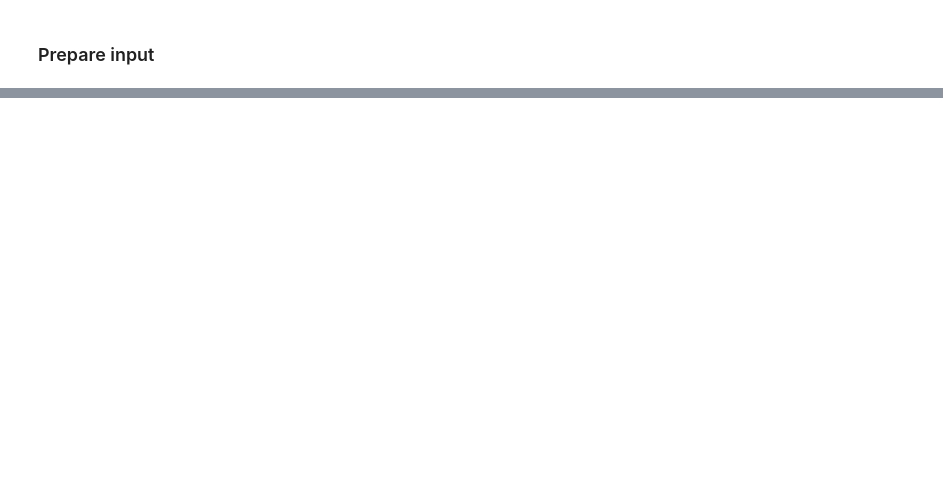
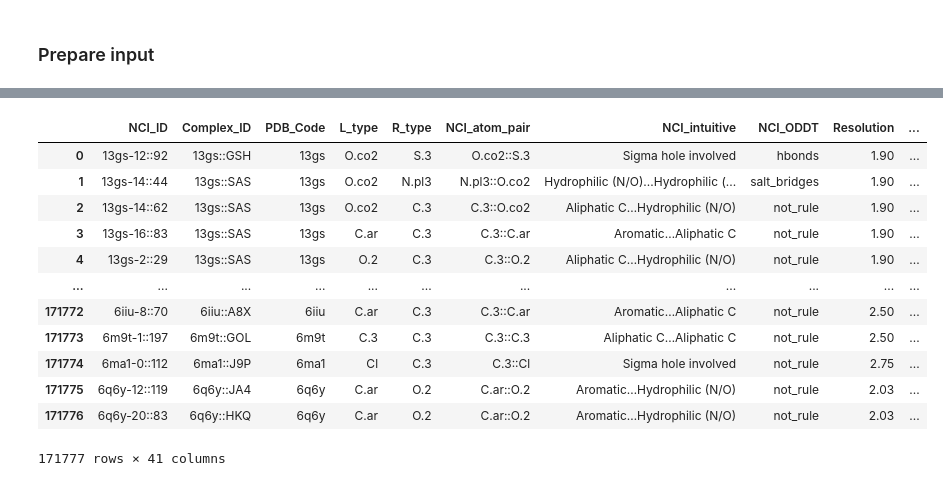
Before and after one commit to liuhaibinrobin/dockpublic, a Jupyter notebook: nciyes/sx.nciyes.process.ipynb, the cells around one changed output, grey strips where cells are left out. Saved outputs shown, nothing was run; the diff lists cells and outputs as text; code cells hidden in the pictures; blank space fills up the shorter version.

```diff
--- a/nciyes/sx.nciyes.process.ipynb
+++ b/nciyes/sx.nciyes.process.ipynb
@@ -277,0 +363,16 @@ v2020-other-PL/6fzp/6fzp_pocket.pdb
+# %%
+nci_data_coherant_topo
+# %% [output]
+|  | NCI_ID | Complex_ID | PDB_Code | L_type | R_type | NCI_atom_pair | NCI_intuitive | NCI_ODDT | Resolution | ... |
+| 0 | 13gs-12::92 | 13gs::GSH | 13gs | O.co2 | S.3 | O.co2::S.3 | Sigma hole involved | hbonds | 1.90 | ... |
+| 1 | 13gs-14::44 | 13gs::SAS | 13gs | O.co2 | N.pl3 | N.pl3::O.co2 | Hydrophilic (N/O)...Hydrophilic (... | salt_bridges | 1.90 | ... |
+| 2 | 13gs-14::62 | 13gs::SAS | 13gs | O.co2 | C.3 | C.3::O.co2 | Aliphatic C…Hydrophilic (N/O) | not_rule | 1.90 | ... |
+| 3 | 13gs-16::83 | 13gs::SAS | 13gs | C.ar | C.3 | C.3::C.ar | Aromatic…Aliphatic C | not_rule | 1.90 | ... |
+| 4 | 13gs-2::29 | 13gs::SAS | 13gs | O.2 | C.3 | C.3::O.2 | Aliphatic C…Hydrophilic (N/O) | not_rule | 1.90 | ... |
+| ... | ... | ... | ... | ... | ... | ... | ... | ... | ... | ... |
+| 171772 | 6iiu-8::70 | 6iiu::A8X | 6iiu | C.ar | C.3 | C.3::C.ar | Aromatic…Aliphatic C | not_rule | 2.50 | ... |
+| 171773 | 6m9t-1::197 | 6m9t::GOL | 6m9t | C.3 | C.3 | C.3::C.3 | Aliphatic C…Aliphatic C | not_rule | 2.50 | ... |
+| 171774 | 6ma1-0::112 | 6ma1::J9P | 6ma1 | Cl | C.3 | C.3::Cl | Sigma hole involved | not_rule | 2.75 | ... |
+| 171775 | 6q6y-12::119 | 6q6y::JA4 | 6q6y | C.ar | O.2 | C.ar::O.2 | Aromatic…Hydrophilic (N/O) | not_rule | 2.03 | ... |
+| 171776 | 6q6y-20::83 | 6q6y::HKQ | 6q6y | C.ar | O.2 | C.ar::O.2 | Aromatic…Hydrophilic (N/O) | not_rule | 2.03 | ... |
+171777 rows × 41 columns
```
Also changed, not shown: parts of 37 cells of this notebook.
